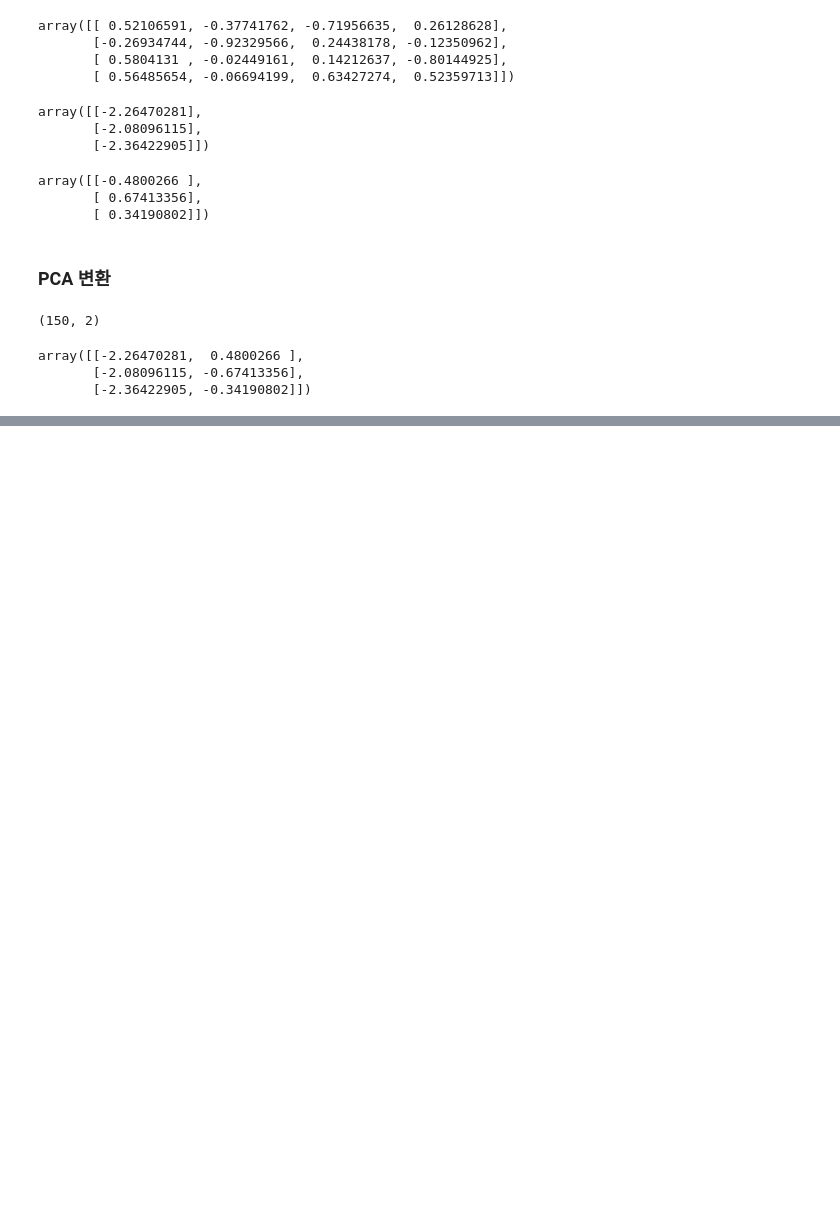
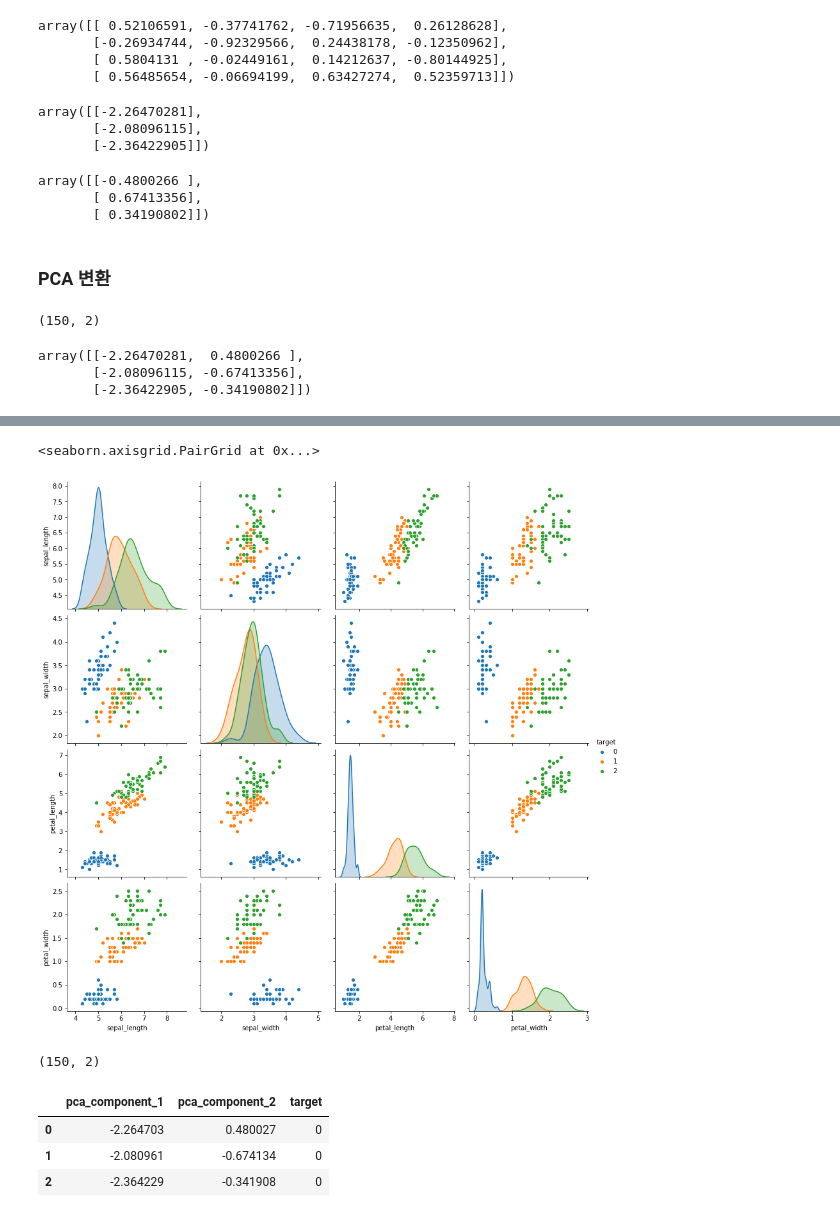
Before and after one commit to ckiekim/Machine-Learning, a Jupyter notebook: ch6_dimension_reduction.ipynb, the cells around one changed output, grey strips where cells are left out. Drawn from its saved outputs; the diff is of its cells as text; code cells hidden in the pictures; blank space fills up the shorter version.

```diff
--- a/ch6_dimension_reduction.ipynb
+++ b/ch6_dimension_reduction.ipynb
@@ -130,0 +143,27 @@ array([[-2.26470281,  0.4800266 ],
+# %%
+import seaborn as sns
+sns.pairplot(irisDF, hue='target', size=3)
+# %% [output]
+<seaborn.axisgrid.PairGrid at 0x...>
+[figure, added]
+# %%
+iris_scaled = StandardScaler().fit_transform(irisDF.iloc[:,:-1])
+pca = PCA(n_components=2)
+
+#fit( )과 transform( ) 을 호출하여 PCA 변환 데이터 반환
+pca.fit(iris_scaled)
+iris_pca = pca.transform(iris_scaled)
+print(iris_pca.shape)
+# %% [output]
+(150, 2)
+# %%
+# PCA 변환된 데이터의 컬럼명을 pca_component_1, pca_component_2로 세팅
+pca_columns=['pca_component_1','pca_component_2']
+irisDF_pca = pd.DataFrame(iris_pca, columns=pca_columns)
+irisDF_pca['target']=iris.target
+irisDF_pca.head(3)
+# %% [output]
+|  | pca_component_1 | pca_component_2 | target |
+| 0 | -2.264703 | 0.480027 | 0 |
+| 1 | -2.080961 | -0.674134 | 0 |
+| 2 | -2.364229 | -0.341908 | 0 |
```
Also changed, not shown: parts of 16 cells of this notebook, 2 other files.
